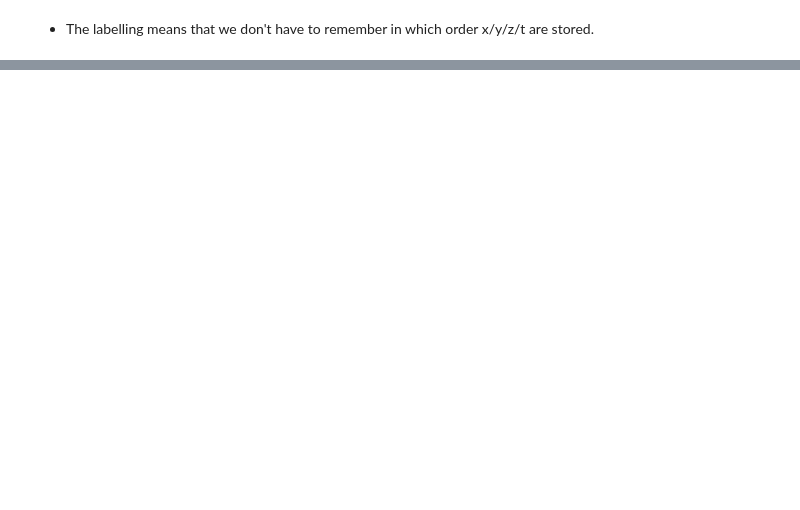
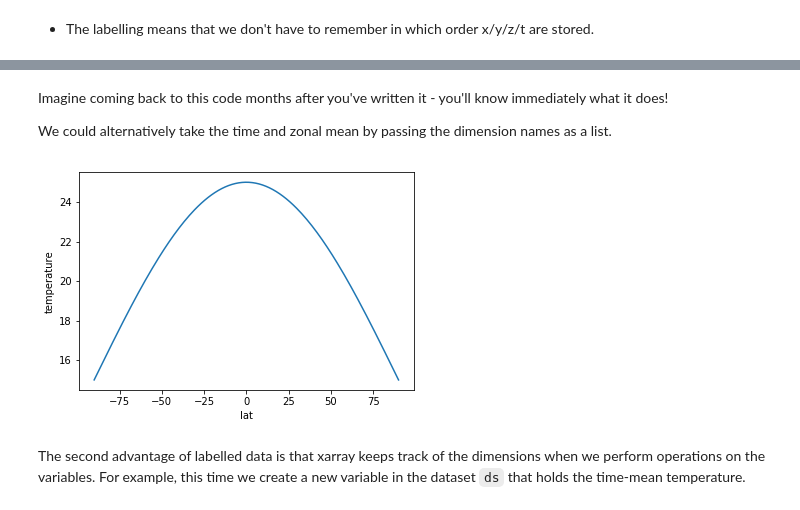
Before and after one commit to braaannigan/climate_python_intro, a Jupyter notebook: xarray_3.ipynb, the cells around one changed output, grey strips where cells are left out. Cells and saved outputs as stored; diff of their text form; code cells hidden in the pictures; blank space fills up the shorter version.

````diff
--- a/xarray_3.ipynb
+++ b/xarray_3.ipynb
@@ -79,0 +89,11 @@ plt.show()
+# %% [markdown]
+Imagine coming back to this code months after you've written it - you'll know immediately what it does!
+
+We could alternatively take the time and zonal mean by passing the dimension names as a list.
+# %%
+ds.temperature.mean(dim = ['time','lon']).plot()
+plt.show()
+# %% [output]
+[figure, added]
+# %% [markdown]
+The second advantage of labelled data is that xarray keeps track of the dimensions when we perform operations on the variables.  For example, this time we create a new variable in the dataset ```ds``` that holds the time-mean temperature.
````
Also changed, not shown: parts of 28 cells of this notebook.
